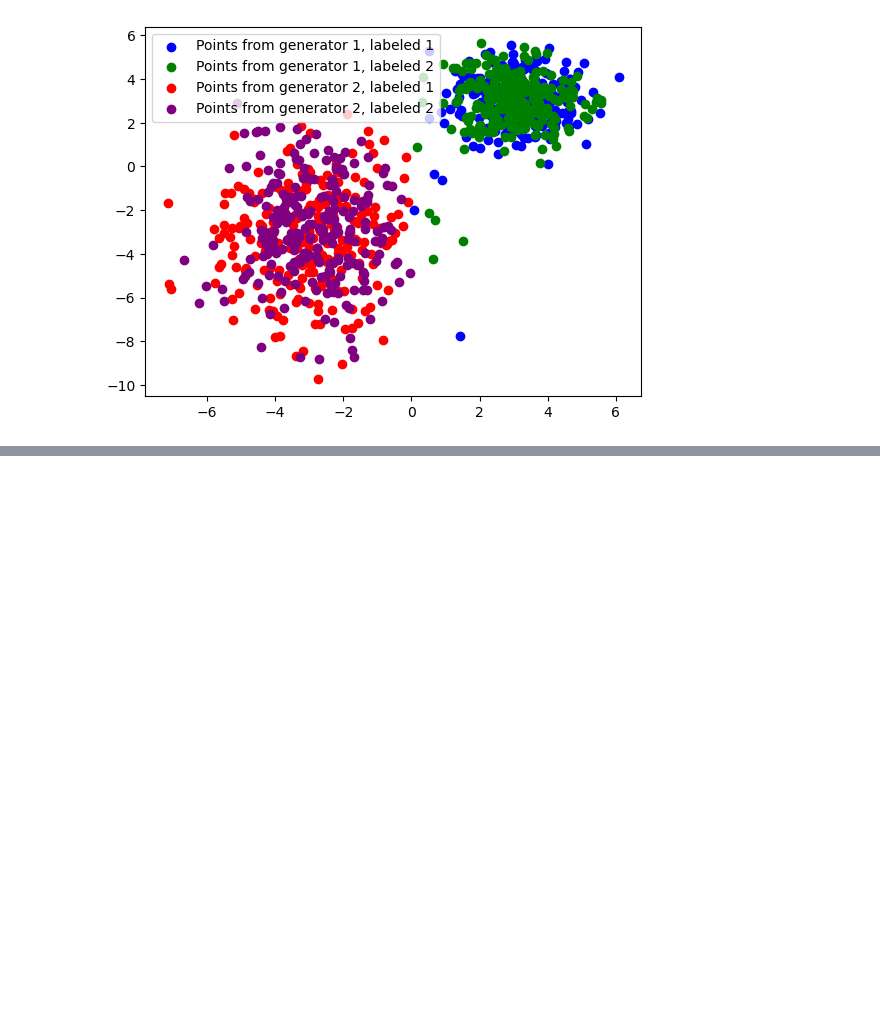
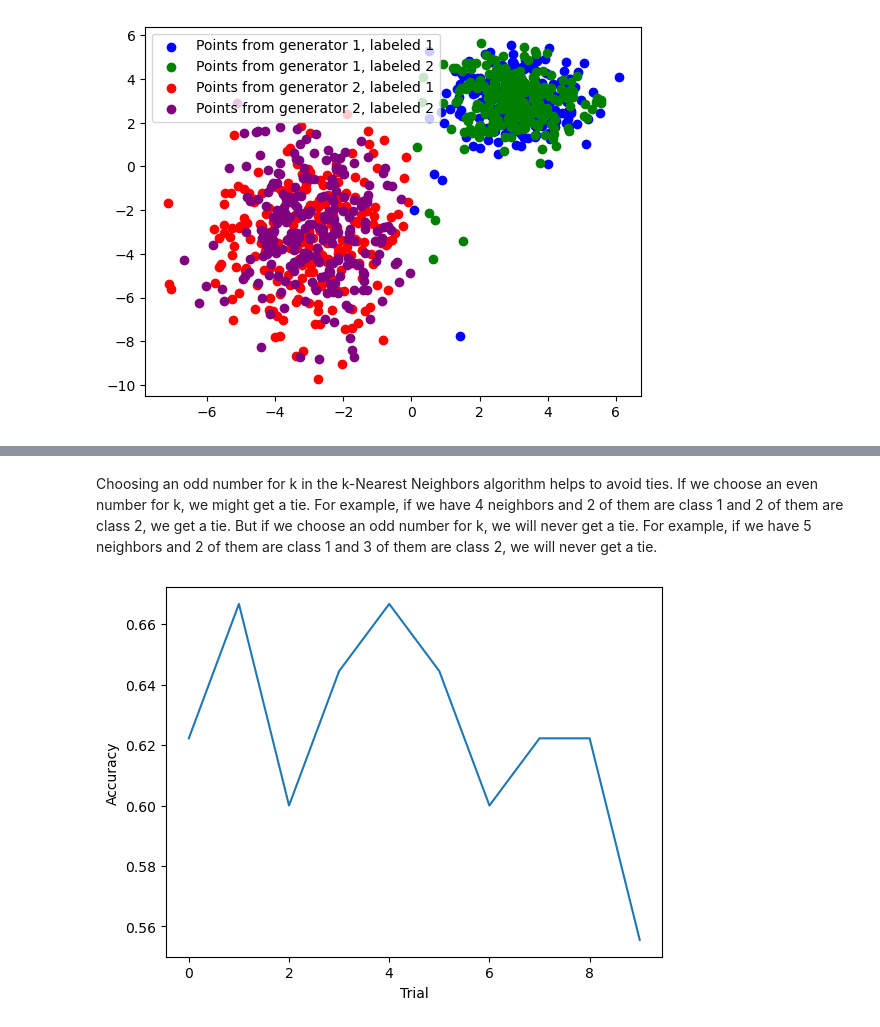
Before and after one commit to Qubi0-0/MachineLearning, a Jupyter notebook: SupervisedLearning/SupervisedLearning.ipynb, the cells around one changed output, grey strips where cells are left out. Drawn from its saved outputs; the diff is of its cells as text; code cells hidden in the pictures; blank space fills up the shorter version.

Commit message:
naive_bayess_classifier started

```diff
--- a/SupervisedLearning/SupervisedLearning.ipynb
+++ b/SupervisedLearning/SupervisedLearning.ipynb
@@ -214,0 +213,46 @@ learner_2.knn_classifier()
+# %% [markdown]
+Choosing an odd number for k in the k-Nearest Neighbors algorithm helps to avoid ties. If we choose an even number for k, we might get a tie. For example, if we have 4 neighbors and 2 of them are class 1 and 2 of them are class 2, we get a tie. But if we choose an odd number for k, we will never get a tie. For example, if we have 5 neighbors and 2 of them are class 1 and 3 of them are class 2, we will never get a tie.
+# %%
+from sklearn.naive_bayes import GaussianNB
+from sklearn.preprocessing import LabelEncoder
+import pandas as pd
+
+class SupervisedLearning_3:
+    def __init__(self):
+        self.iris = load_iris()
+
+    def transform_to_categories(self, data):
+        bins = [-np.inf, 0.33, 0.67, np.inf]
+        data = pd.DataFrame(data).apply(lambda x: pd.cut(x, bins=bins, labels=["low", "medium", "high"]))
+        return data
+
+    def naive_bayes_classifier(self, num_trials=10):
+        results = []
+
+        for _ in range(num_trials):
+            X_train, X_test, y_train, y_test = train_test_split(self.iris.data, self.iris.target, test_size=0.3)
+
+            X_train = self.transform_to_categories(X_train)
+            X_test = self.transform_to_categories(X_test)
+
+            le = LabelEncoder()
+            X_train = X_train.apply(le.fit_transform)
+            X_test = X_test.apply(le.transform)
+
+            gnb = GaussianNB()
+            gnb.fit(X_train, y_train)
+
+            y_pred = gnb.predict(X_test)
+
+            accuracy = accuracy_score(y_test, y_pred)
+            results.append(accuracy)
+
+        plt.plot(range(num_trials), results)
+        plt.xlabel('Trial')
+        plt.ylabel('Accuracy')
+        plt.show()
+# %%
+learner_3 = SupervisedLearning_3()
+learner_3.naive_bayes_classifier()
+# %% [output]
+[figure, added]
```
Also changed, not shown: parts of 3 cells of this notebook.
